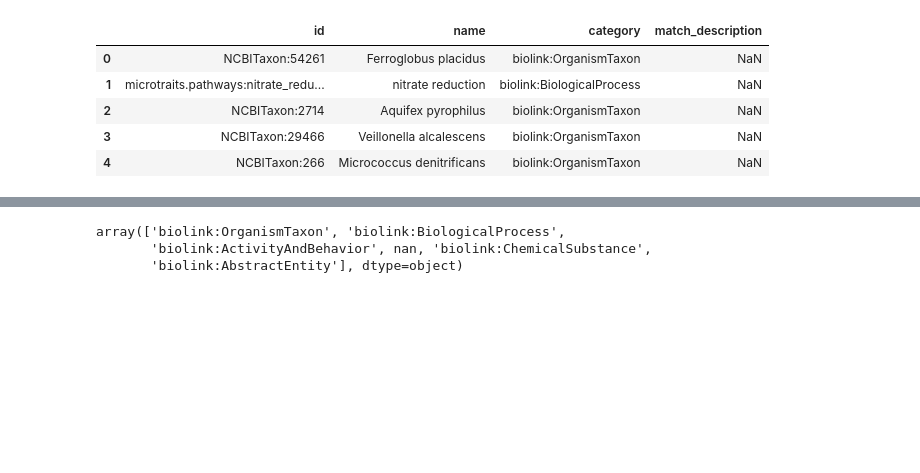
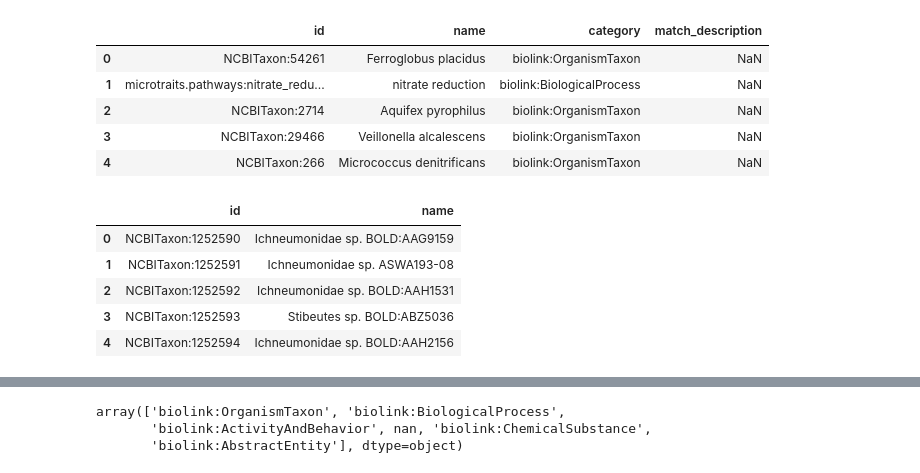
Before and after one commit to dgg32/kg_microbe_biocypher_semspect, a Jupyter notebook: import_microbekg.ipynb, the cells around one changed output, grey strips where cells are left out. Saved outputs shown, nothing was run; the diff lists cells and outputs as text; code cells hidden in the pictures; blank space fills up the shorter version.

```diff
--- a/import_microbekg.ipynb
+++ b/import_microbekg.ipynb
@@ -14,3 +27,19 @@ trait_nodes.head()
 | 2 | NCBITaxon:2714 | Aquifex pyrophilus | biolink:OrganismTaxon | NaN |
 | 3 | NCBITaxon:29466 | Veillonella alcalescens | biolink:OrganismTaxon | NaN |
 | 4 | NCBITaxon:266 | Micrococcus denitrificans | biolink:OrganismTaxon | NaN |
+# %%
+right_taxon_df = trait_nodes[trait_nodes["category"] == "biolink:OrganismTaxon"][["id", "name"]].set_index("id")
+left_taxon_df = ncbitaxon_nodes[["id", "name"]].set_index("id")
+
+taxon_df = pd.concat([left_taxon_df, right_taxon_df[~right_taxon_df.index.isin(left_taxon_df.index)]])
+
+
+taxon_df.reset_index(inplace=True)
+taxon_df.head()
+# %% [output]
+|  | id | name |
+| 0 | NCBITaxon:1252590 | Ichneumonidae sp. BOLD:AAG9159 |
+| 1 | NCBITaxon:1252591 | Ichneumonidae sp. ASWA193-08 |
+| 2 | NCBITaxon:1252592 | Ichneumonidae sp. BOLD:AAH1531 |
+| 3 | NCBITaxon:1252593 | Stibeutes sp. BOLD:ABZ5036 |
+| 4 | NCBITaxon:1252594 | Ichneumonidae sp. BOLD:AAH2156 |
```
Also changed, not shown: parts of 14 cells of this notebook, 15 other files.
